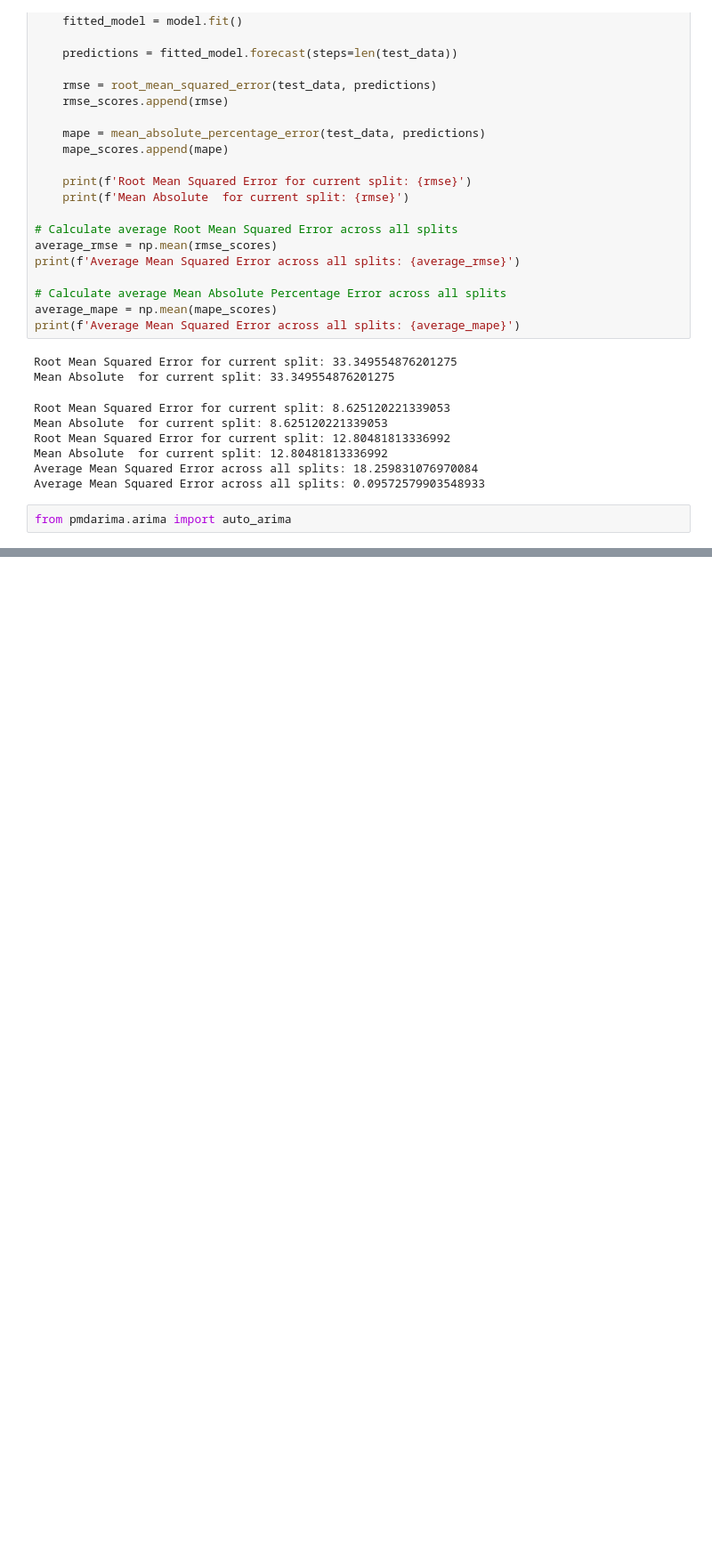
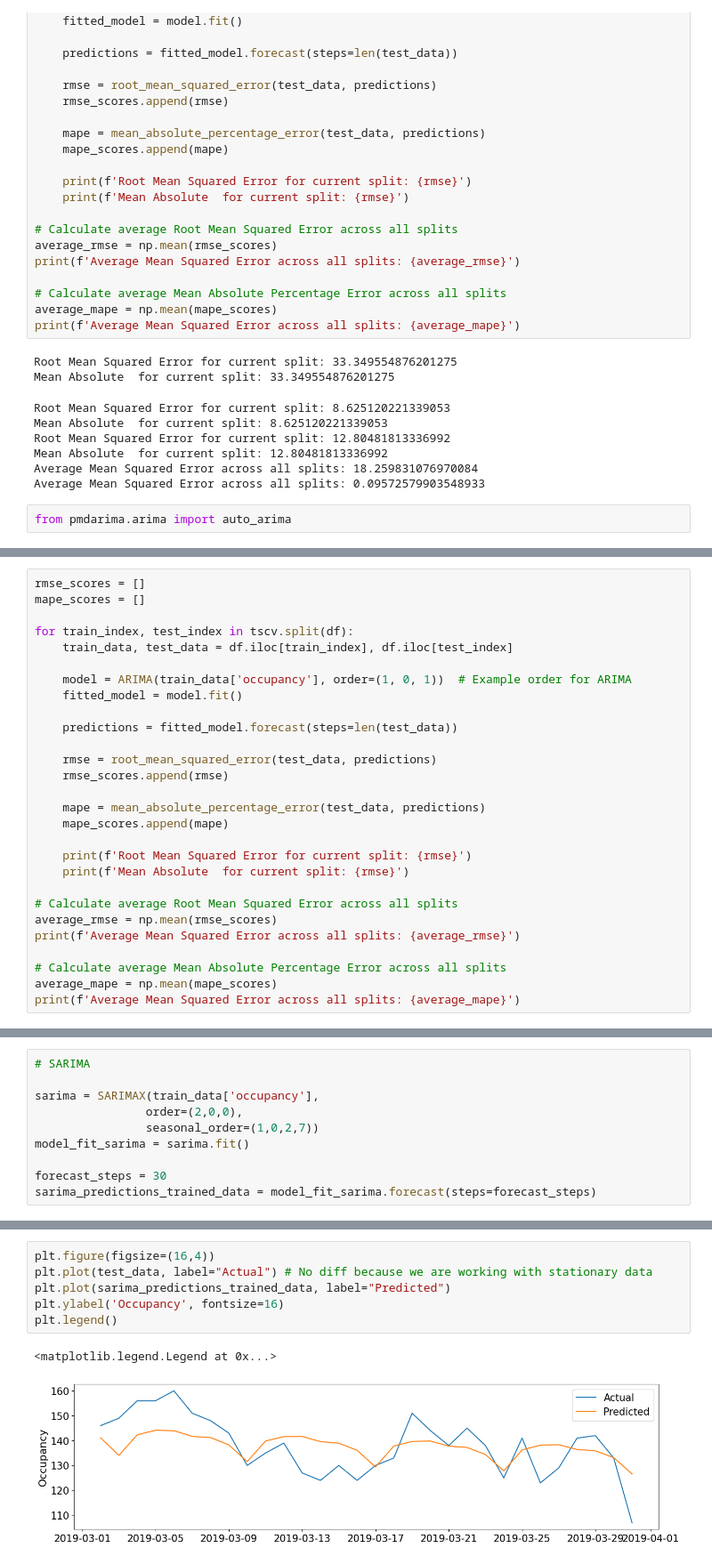
Before and after one commit to aaronbittel/intelligent-planning-of-care-staff, a Jupyter notebook: models/sarima/sarima_analysis.ipynb, the cells around one changed output, grey strips where cells are left out. Shown at 89% size. Cells and saved outputs as stored; diff of their text form; blank space fills up the shorter version.

```diff
--- a/models/sarima/sarima_analysis.ipynb
+++ b/models/sarima/sarima_analysis.ipynb
@@ -297,0 +334,28 @@ model = auto_arima(train, start_p=1, start_q=1,
+# %%
+rmse_scores = []
+mape_scores = []
+
+for train_index, test_index in tscv.split(df):
+    train_data, test_data = df.iloc[train_index], df.iloc[test_index]
+
+    model = ARIMA(train_data['occupancy'], order=(1, 0, 1))  # Example order for ARIMA
+    fitted_model = model.fit()
+
+    predictions = fitted_model.forecast(steps=len(test_data))
+
+    rmse = root_mean_squared_error(test_data, predictions)
+    rmse_scores.append(rmse)
+
+    mape = mean_absolute_percentage_error(test_data, predictions)
+    mape_scores.append(mape)
+
+    print(f'Root Mean Squared Error for current split: {rmse}')
+    print(f'Mean Absolute  for current split: {rmse}')
+
+# Calculate average Root Mean Squared Error across all splits
+average_rmse = np.mean(rmse_scores)
+print(f'Average Mean Squared Error across all splits: {average_rmse}')
+
+# Calculate average Mean Absolute Percentage Error across all splits
+average_mape = np.mean(mape_scores)
+print(f'Average Mean Squared Error across all splits: {average_mape}')
@@ -297,0 +371,10 @@ model = auto_arima(train, start_p=1, start_q=1,
+# %%
+# SARIMA
+
+sarima = SARIMAX(train_data['occupancy'],
+                order=(2,0,0),
+                seasonal_order=(1,0,2,7))
+model_fit_sarima = sarima.fit()
+
+forecast_steps = 30
+sarima_predictions_trained_data = model_fit_sarima.forecast(steps=forecast_steps)
@@ -297,0 +414,9 @@ model = auto_arima(train, start_p=1, start_q=1,
+# %%
+plt.figure(figsize=(16,4))
+plt.plot(test_data, label="Actual") # No diff because we are working with stationary data
+plt.plot(sarima_predictions_trained_data, label="Predicted")
+plt.ylabel('Occupancy', fontsize=16)
+plt.legend()
+# %% [output]
+<matplotlib.legend.Legend at 0x...>
+[figure, added]
```
Also changed, not shown: parts of 8 cells of this notebook, 1 other file.
